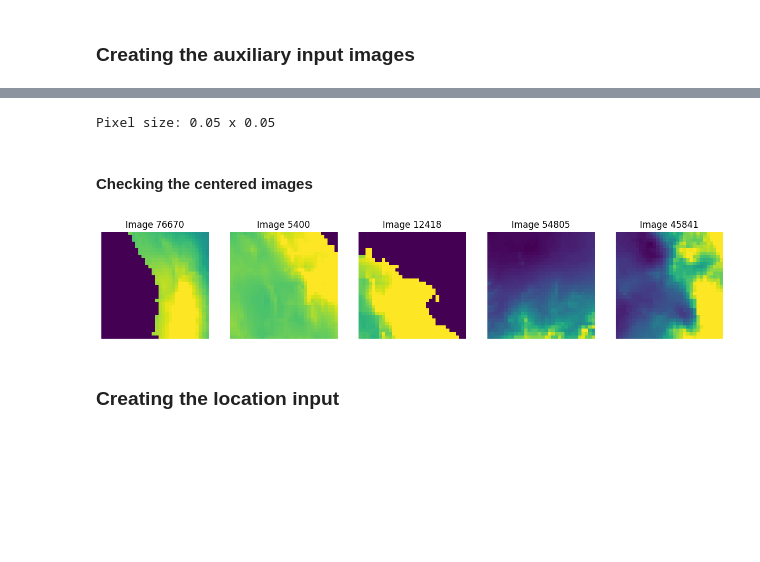
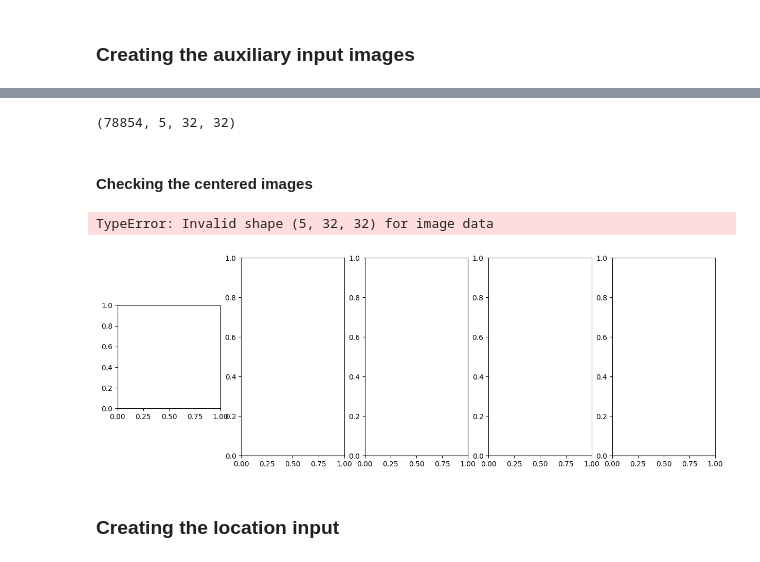
Before and after one commit to Roseparsley8972/CEGM2003-Water, a Jupyter notebook: New model/CNN_from_R/CNN_translated.ipynb, the cells around one changed output, grey strips where cells are left out. Saved outputs shown, nothing was run; the diff lists cells and outputs as text; code cells hidden in the pictures; blank space fills up the shorter version.

```diff
--- a/New model/CNN_from_R/CNN_translated.ipynb
+++ b/New model/CNN_from_R/CNN_translated.ipynb
@@ -3 +15,27 @@
+# %%
+wf = Workflow()
+X_train,y_train, X_val, y_val, X_test, y_test = wf.load_data()
+# %%
+# # Extract the reprojected coordinates and store them
+
+#train
+geometry_train = [Point(xy) for xy in zip(X_train['lon'], X_train['lat'])]
+Xtrain_gdf = gpd.GeoDataFrame(X_train, geometry=geometry_train, crs="EPSG:3577")  # WGS84 (lat/lon)
+
+Xtrain_gdf['x'] = Xtrain_gdf.geometry.x
+Xtrain_gdf['y'] = Xtrain_gdf.geometry.y
+
+#validation
+geometry_val = [Point(xy) for xy in zip(X_val['lon'], X_val['lat'])]
+Xval_gdf = gpd.GeoDataFrame(X_val, geometry=geometry_val, crs="EPSG:3577")  # WGS84 (lat/lon)
+
+Xval_gdf['x'] = Xval_gdf.geometry.x
+Xval_gdf['y'] = Xval_gdf.geometry.y
+
+#test
+geometry_test = [Point(xy) for xy in zip(X_test['lon'], X_test['lat'])]
+Xtest_gdf = gpd.GeoDataFrame(X_test, geometry=geometry_test, crs="EPSG:3577")  # WGS84 (lat/lon)
+
+Xtest_gdf['x'] = Xtest_gdf.geometry.x
+Xtest_gdf['y'] = Xtest_gdf.geometry.y
 # %%
@@ -68,28 +115,25 @@ imgs_ann = extract_sample_centered_images(clor_gdf, rain, transform)
-# %%
-with rasterio.open(data_path) as src:
-    transform = src.transform
-    pixel_width = transform[0]   # `a` value: pixel size in x-direction
-    pixel_height = -transform[4] # `e` value (negated because it's typically negative)
-    print(f"Pixel size: {pixel_width} x {pixel_height}")
-# %% [output]
-Pixel size: 0.05 x 0.05
+# %%
+np.shape(imgs_ann_train)
+# %% [output]
+(78854, 5, 32, 32)
 # %% [markdown]
 #### Checking the centered images
 # %%
 n = 5
 
 # Select random images or specific indices
-indices = np.random.choice(len(imgs_ann), n, replace=False)
+indices = np.random.choice(len(imgs_ann_train), n, replace=False)
 
 # Plot the images
 fig, axs = plt.subplots(1, n, figsize=(15, 5))
 for i, idx in enumerate(indices):
-    axs[i].imshow(imgs_ann[idx], cmap="viridis")
+    axs[i].imshow(imgs_ann_train[:][idx], cmap="viridis")
     axs[i].set_title(f"Image {idx}")
     axs[i].axis("off")
 plt.show()
 # %% [output]
+TypeError: Invalid shape (5, 32, 32) for image data
-[figure, old version]
+[figure, new version]
 # %% [markdown]
 ### Creating the location input
 # %%
```
Also changed, not shown: parts of 2 cells of this notebook, 3 other files.
